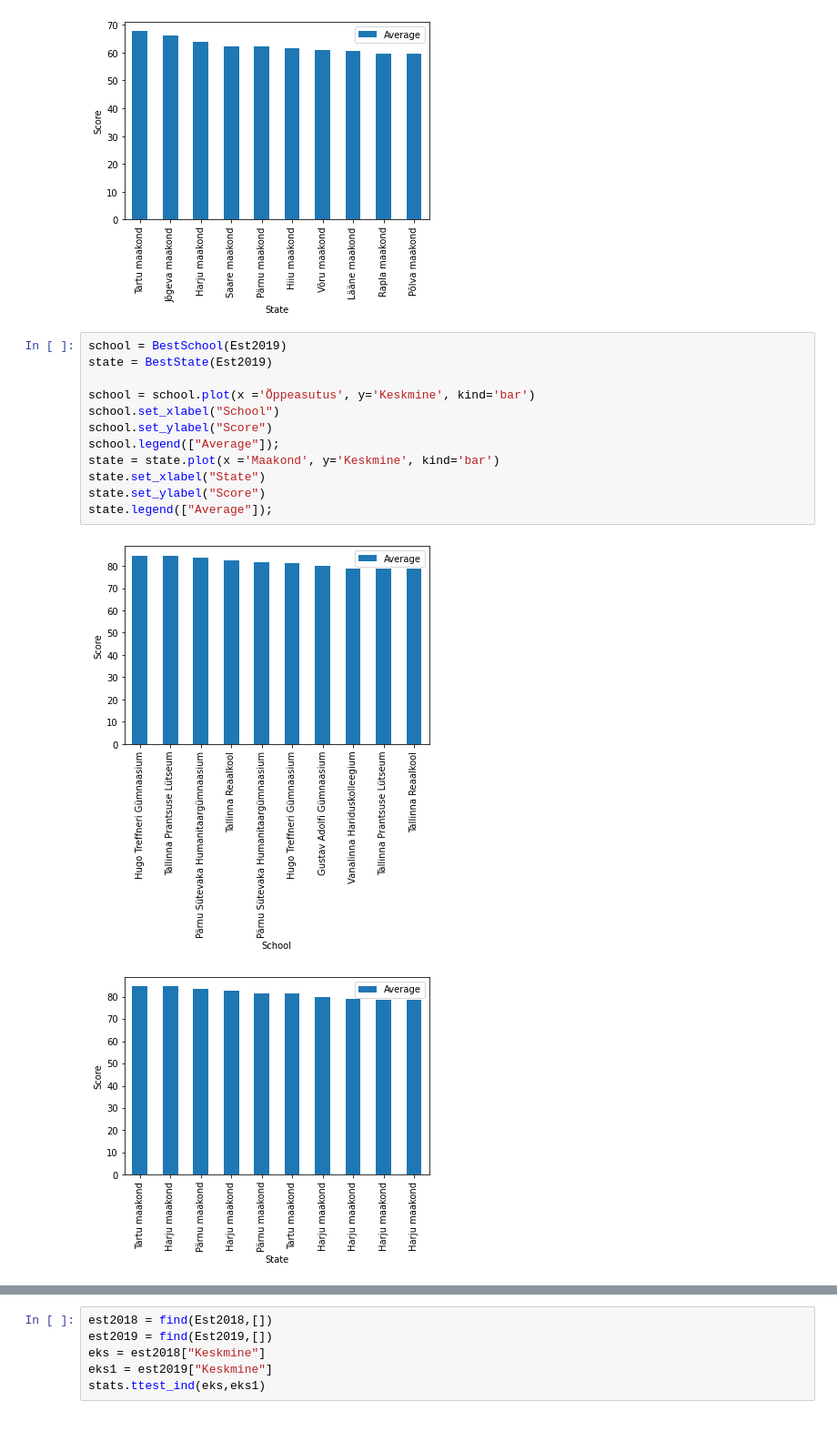
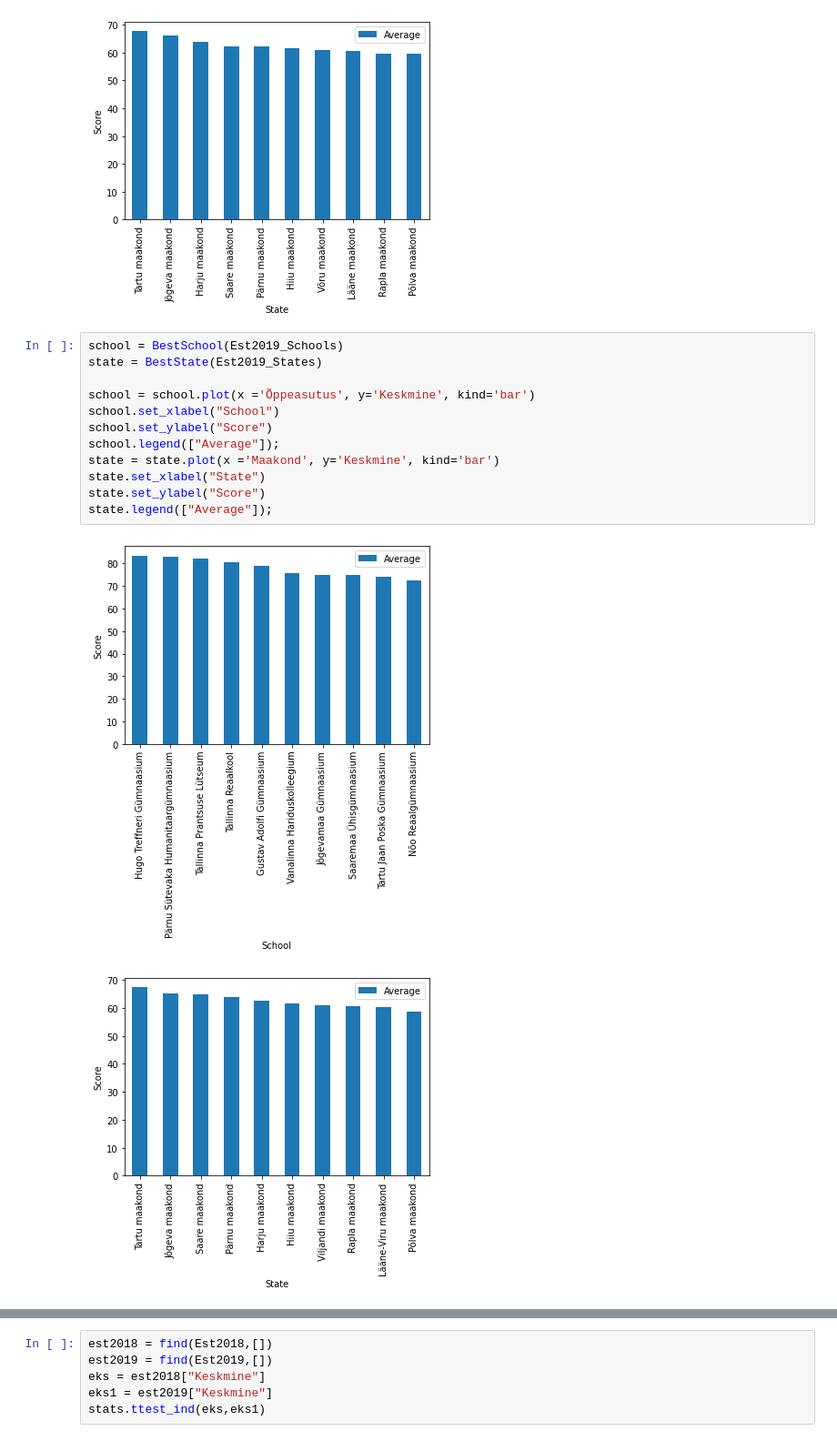
Before and after one commit to BrandonLoorits/Data-Science-Project-, a Jupyter notebook: Project/Project_C16.ipynb, the cells around one changed output, grey strips where cells are left out. Shown: that part at 91% size. Cells and saved outputs as stored; diff of their text form.

```diff
--- a/Project/Project_C16.ipynb
+++ b/Project/Project_C16.ipynb
@@ -194,18 +194,18 @@ state.legend(["Average"])
 [figure]
 [figure]
 # %%
-school = BestSchool(Est2019)
-state = BestState(Est2019)
+school = BestSchool(Est2019_Schools)
+state = BestState(Est2019_States)
 
 school = school.plot(x ='Õppeasutus', y='Keskmine', kind='bar')
 school.set_xlabel("School")
 school.set_ylabel("Score")
 school.legend(["Average"]);
 state = state.plot(x ='Maakond', y='Keskmine', kind='bar')
 state.set_xlabel("State")
 state.set_ylabel("Score")
 state.legend(["Average"]);
 # %% [output]
-[figure, old version]
+[figure, new version]
-[figure, old version]
+[figure, new version]
 # %%
```
Also changed, not shown: parts of 8 cells of this notebook.
